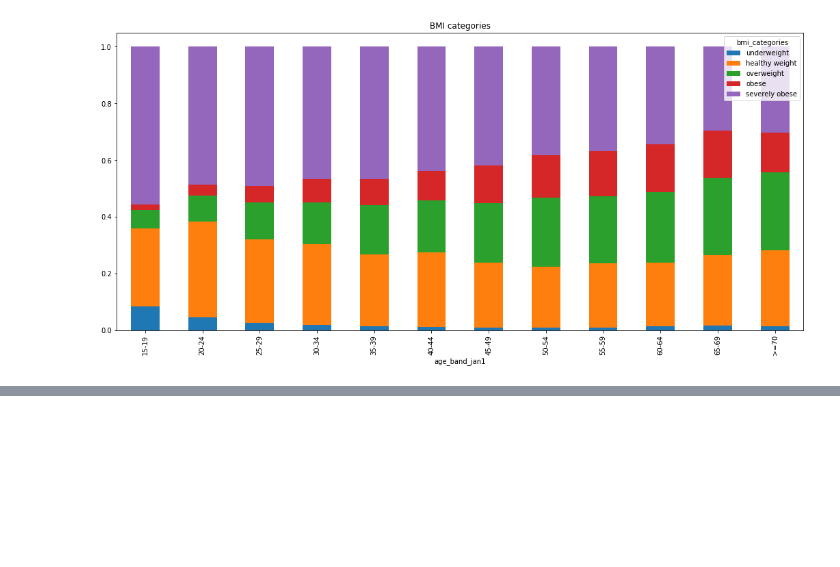
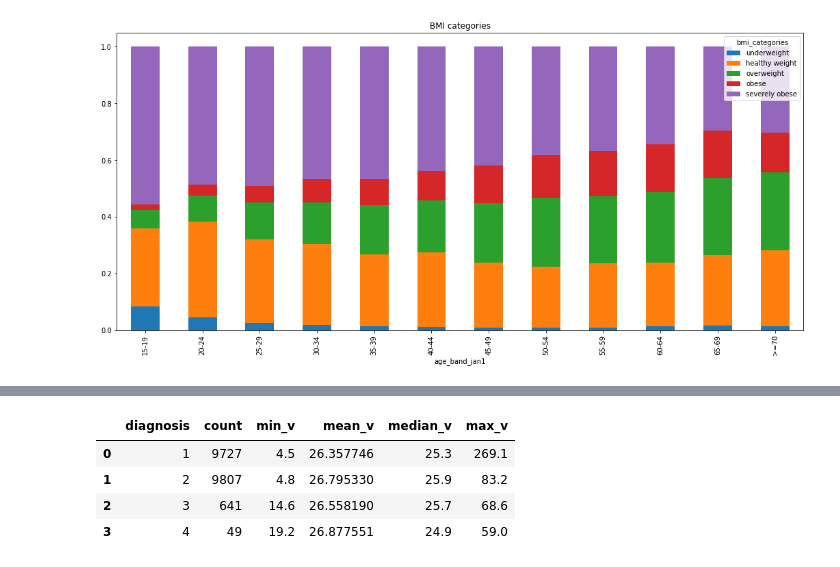
Before and after one commit to ahmed-isar/IBD-disease, a Jupyter notebook: solution.ipynb, the cells around one changed output, grey strips where cells are left out. Cells and saved outputs as stored; diff of their text form; code cells hidden in the pictures; blank space fills up the shorter version.

```diff
--- a/solution.ipynb
+++ b/solution.ipynb
@@ -115,0 +123,12 @@ Text(0.5, 1.0, 'BMI categories')
+# %%
+data_q2 = data[['diagnosis', 'bmi']].groupby('diagnosis').agg(['count', 'min', 'mean', 'median', 'max'])
+data_q2.columns = ['count', 'min_v', 'mean_v', 'median_v', 'max_v']
+data_q2.reset_index(inplace=True)
+data_q2.diagnosis = data_q2.diagnosis.astype(int)
+data_q2
+# %% [output]
+|  | diagnosis | count | min_v | mean_v | median_v | max_v |
+| 0 | 1 | 9727 | 4.5 | 26.357746 | 25.3 | 269.1 |
+| 1 | 2 | 9807 | 4.8 | 26.795330 | 25.9 | 83.2 |
+| 2 | 3 | 641 | 14.6 | 26.558190 | 25.7 | 68.6 |
+| 3 | 4 | 49 | 19.2 | 26.877551 | 24.9 | 59.0 |
```
Also changed, not shown: parts of 4 cells of this notebook.
